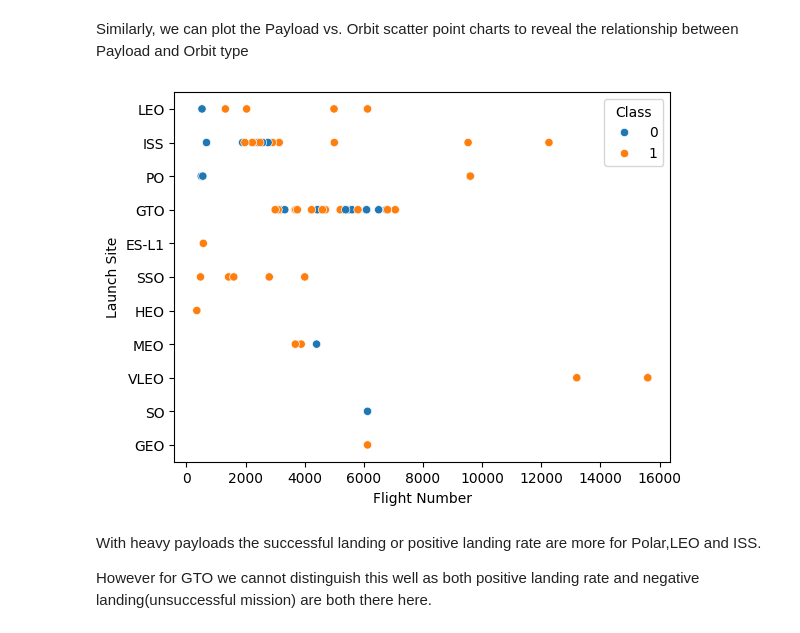
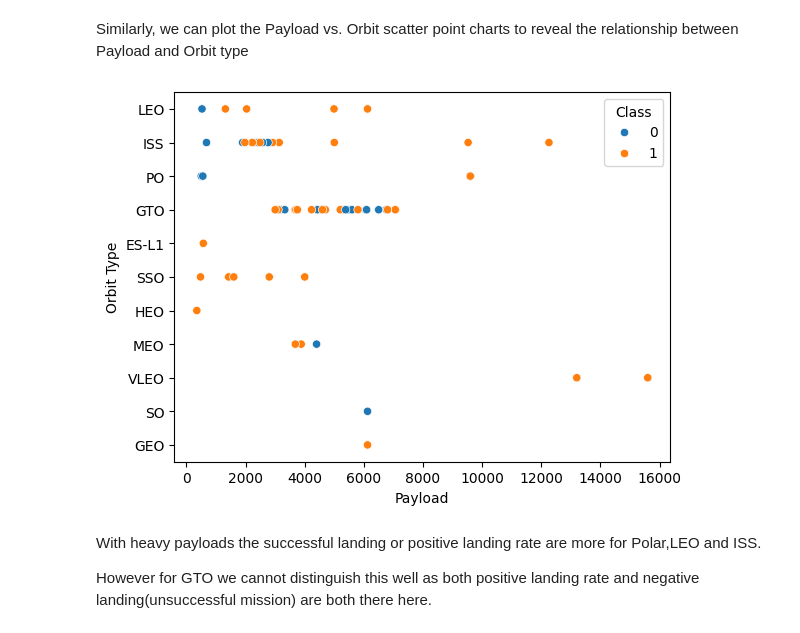
Before and after one commit to azwadkm22/Coursera-IBM-Data-Science-Professional-Certificate-WIP, a Jupyter notebook: Capstone/jupyter-labs-eda-dataviz.ipynb, the cells around one changed output. Cells and saved outputs as stored; diff of their text form; code cells hidden in the pictures.

```diff
--- a/Capstone/jupyter-labs-eda-dataviz.ipynb
+++ b/Capstone/jupyter-labs-eda-dataviz.ipynb
@@ -143,11 +145,11 @@ Similarly, we can plot the Payload vs. Orbit scatter point charts to reveal the
 # %%
 # Plot a scatter point chart with x axis to be Payload and y axis to be the Orbit, and hue to be the class value
 sns.scatterplot(data=df, x='PayloadMass', y='Orbit', hue='Class')
-plt.xlabel("Flight Number")
-plt.ylabel("Launch Site")
+plt.xlabel("Payload")
+plt.ylabel("Orbit Type")
 plt.show()
 # %% [output]
-[figure, old version]
+[figure, new version]
 # %% [markdown]
 With heavy payloads the successful landing or positive landing rate are more for Polar,LEO and ISS.
 
```
Also changed, not shown: parts of 2 cells of this notebook, 4 other files.
